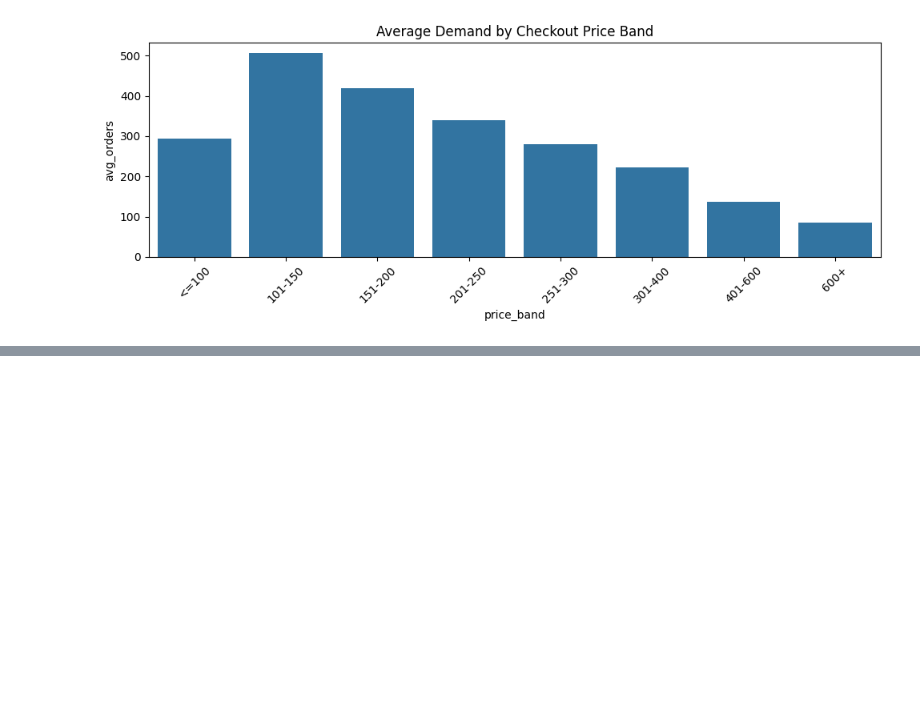
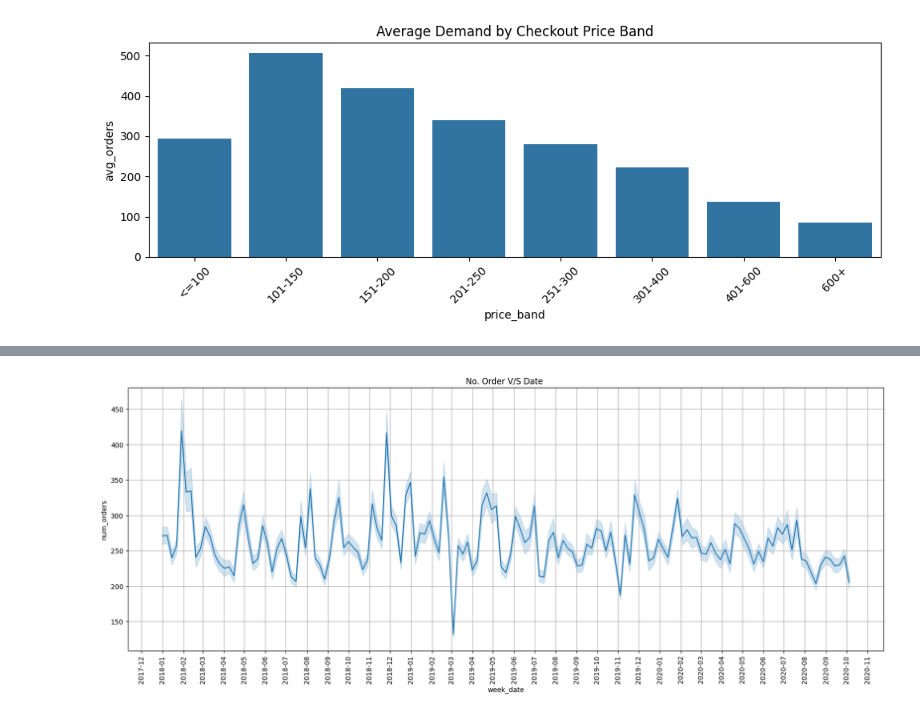
Before and after one commit to am1t-verma/AI_Demand_Forecasting_and_Inventory_Optimization, a Jupyter notebook: eda_food_demand_forecasting_v1.ipynb, the cells around one changed output, grey strips where cells are left out. Saved outputs shown, nothing was run; the diff lists cells and outputs as text; code cells hidden in the pictures; blank space fills up the shorter version.

```diff
--- a/eda_food_demand_forecasting_v1.ipynb
+++ b/eda_food_demand_forecasting_v1.ipynb
@@ -472,0 +489,4 @@ plt.show()
+# %%
+start_data = pd.Timestamp('2018-01-01')
+
+train_merged['week_date'] = start_data + pd.to_timedelta((train_merged['week'] - 1) * 7, unit = 'D')
@@ -472,0 +511,11 @@ plt.show()
+# %%
+import matplotlib.dates as mdates
+plt.figure(figsize=(20,7))
+sns.lineplot(train_merged, x = 'week_date', y = 'num_orders')
+plt.gca().xaxis.set_major_locator(mdates.MonthLocator(interval=1))
+plt.xticks(rotation = 90)
+plt.title('No. Order V/S Date ')
+plt.grid()
+plt.show()
+# %% [output]
+[figure, added]
```
Also changed, not shown: parts of 8 cells of this notebook.
